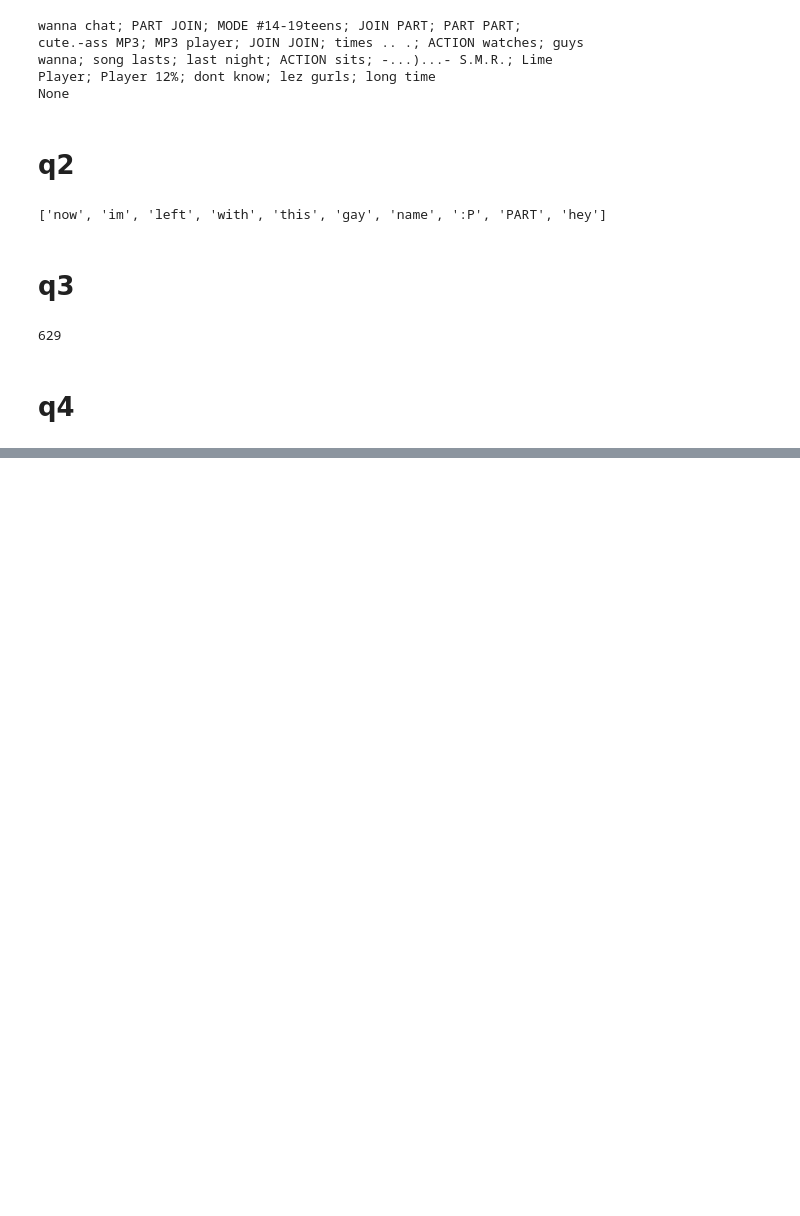
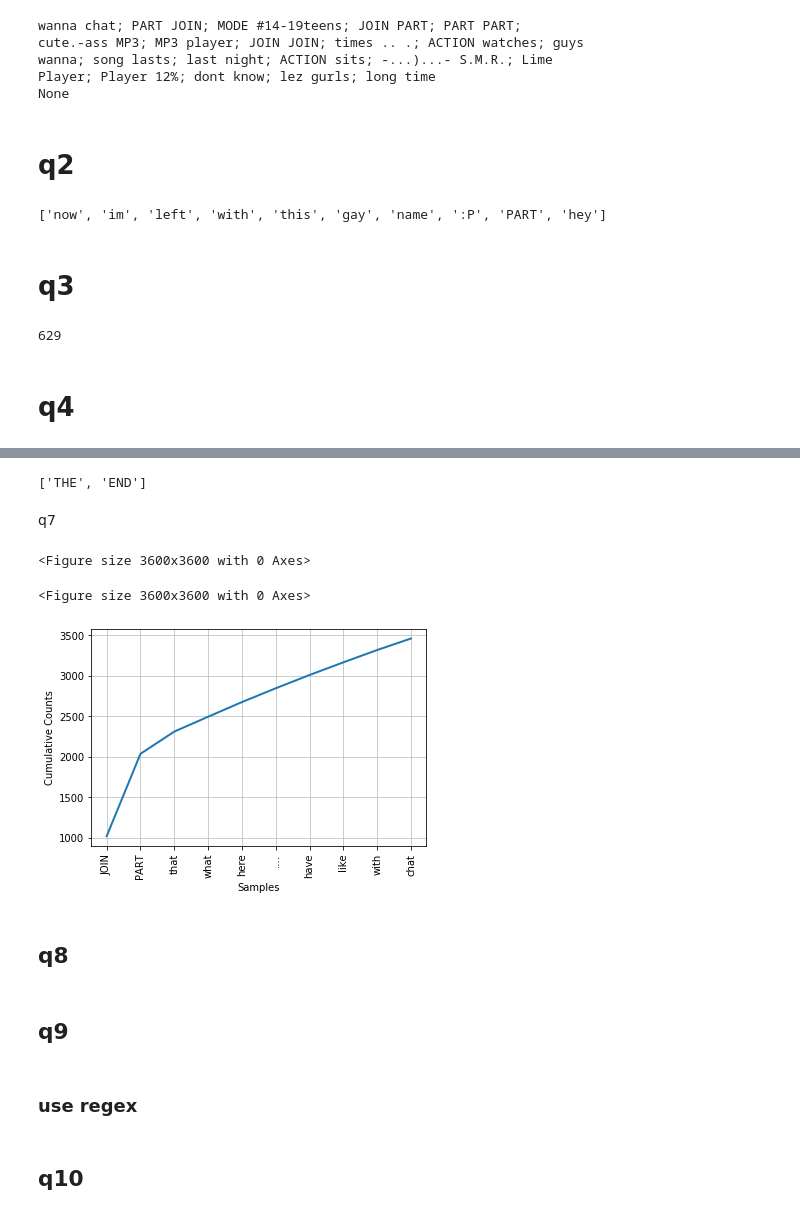
Before and after one commit to souravs17031999/UML602-NLP, a Jupyter notebook: nlp1.ipynb, the cells around one changed output, grey strips where cells are left out. Drawn from its saved outputs; the diff is of its cells as text; code cells hidden in the pictures; blank space fills up the shorter version.

```diff
--- a/nlp1.ipynb
+++ b/nlp1.ipynb
@@ -59,0 +117,22 @@ text9.index('sunset')
+# %%
+print(text2[-2:])
+# %% [output]
+['THE', 'END']
+# %% [markdown]
+q7
+# %%
+temp_words = [w for w in text5 if len(w) == 4]
+# %%
+fdist = FreqDist(temp_words)
+# %%
+import matplotlib.pyplot as plt
+plt.figure(figsize=(50, 50))  # the size you want
+# %% [output]
+<Figure size 3600x3600 with 0 Axes>
+<Figure size 3600x3600 with 0 Axes>
+# %%
+fdist.plot(10,cumulative=True)
+# %% [output]
+[figure, added]
+# %% [markdown]
+## q8
@@ -59,0 +143,6 @@ text9.index('sunset')
+# %% [markdown]
+## q9
+# %% [markdown]
+### use regex
+# %% [markdown]
+## q10
```
Also changed, not shown: parts of 19 cells of this notebook.
